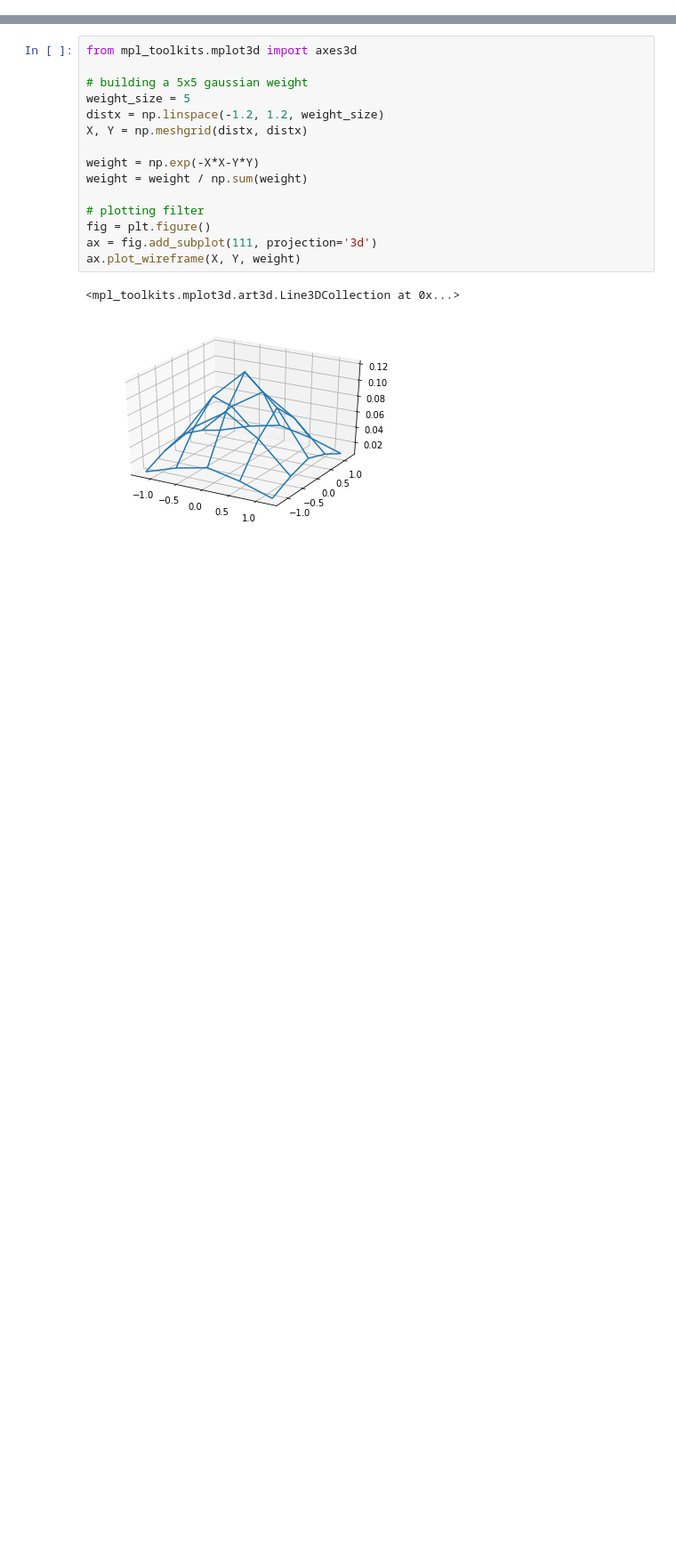
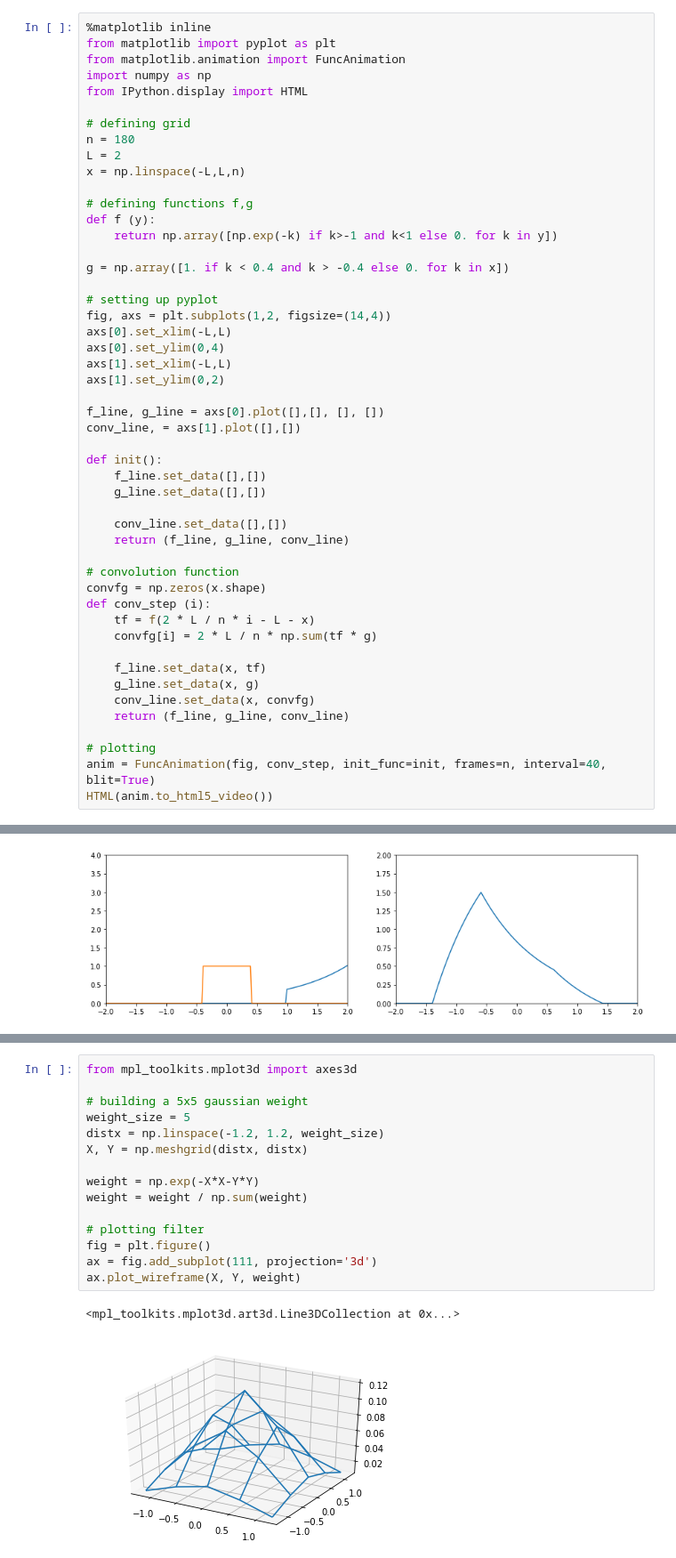
Before and after one commit to marcogenualdo/convolution-explained, a Jupyter notebook: convolution.ipynb, the cells around one changed output, grey strips where cells are left out. Shown: that part at 89% size. Drawn from its saved outputs; the diff is of its cells as text; blank space fills up the shorter version.

```diff
--- a/convolution.ipynb
+++ b/convolution.ipynb
@@ -103,0 +38,50 @@ This is all we need to implement the convolution. Here I treat the very special
+# %%
+%matplotlib inline
+from matplotlib import pyplot as plt
+from matplotlib.animation import FuncAnimation
+import numpy as np
+from IPython.display import HTML
+
+# defining grid
+n = 180
+L = 2
+x = np.linspace(-L,L,n)
+
+# defining functions f,g
+def f (y):
+    return np.array([np.exp(-k) if k>-1 and k<1 else 0. for k in y])
+
+g = np.array([1. if k < 0.4 and k > -0.4 else 0. for k in x])
+
+# setting up pyplot
+fig, axs = plt.subplots(1,2, figsize=(14,4))
+axs[0].set_xlim(-L,L)
+axs[0].set_ylim(0,4)
+axs[1].set_xlim(-L,L)
+axs[1].set_ylim(0,2)
+
+f_line, g_line = axs[0].plot([],[], [], [])
+conv_line, = axs[1].plot([],[])
+
+def init():
+    f_line.set_data([],[])
+    g_line.set_data([],[])
+
+    conv_line.set_data([],[])
+    return (f_line, g_line, conv_line)
+
+# convolution function
+convfg = np.zeros(x.shape)
+def conv_step (i):
+    tf = f(2 * L / n * i - L - x)
+    convfg[i] = 2 * L / n * np.sum(tf * g)
+
+    f_line.set_data(x, tf)
+    g_line.set_data(x, g)
+    conv_line.set_data(x, convfg)
+    return (f_line, g_line, conv_line)
+
+# plotting
+anim = FuncAnimation(fig, conv_step, init_func=init, frames=n, interval=40, blit=True)
+HTML(anim.to_html5_video())
+# %% [output]
@@ -103,0 +89 @@ This is all we need to implement the convolution. Here I treat the very special
+[figure, added]
```
Also changed, not shown: parts of 9 cells of this notebook.
